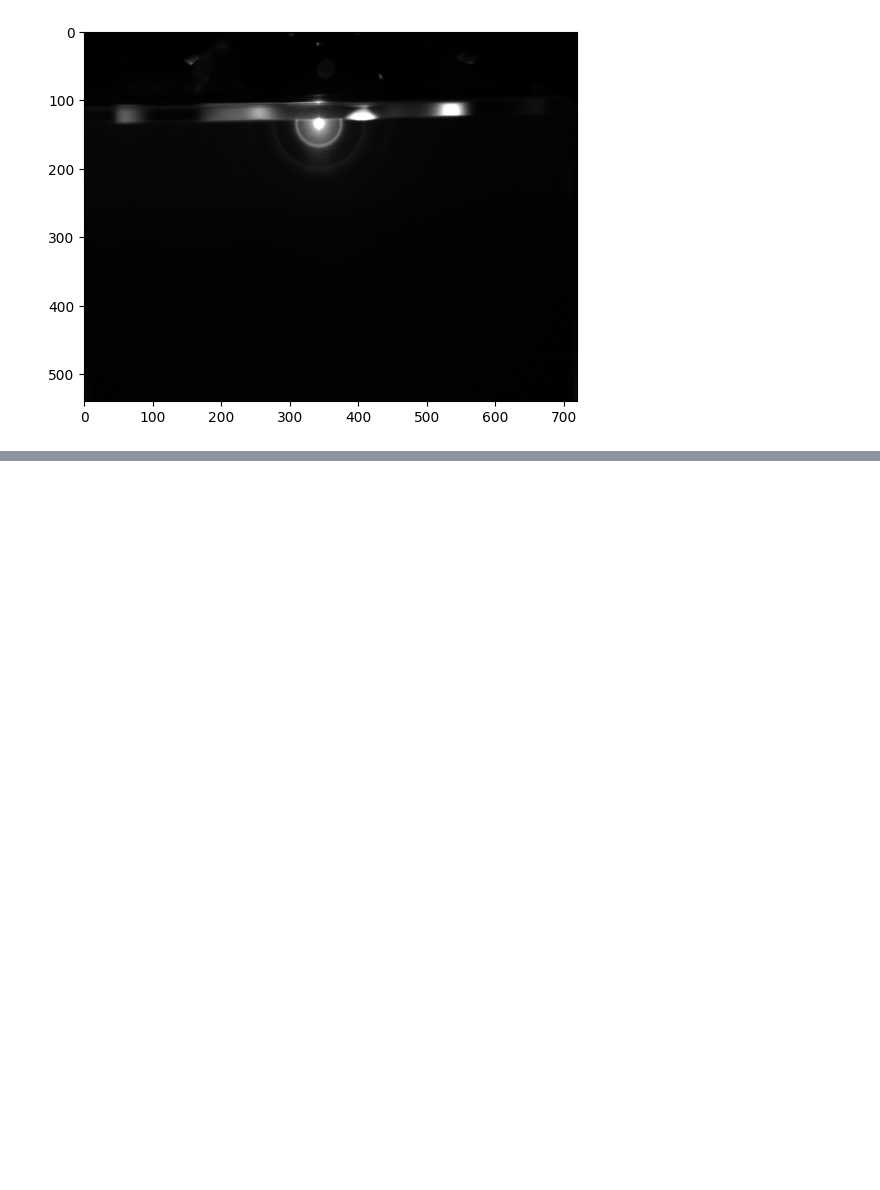
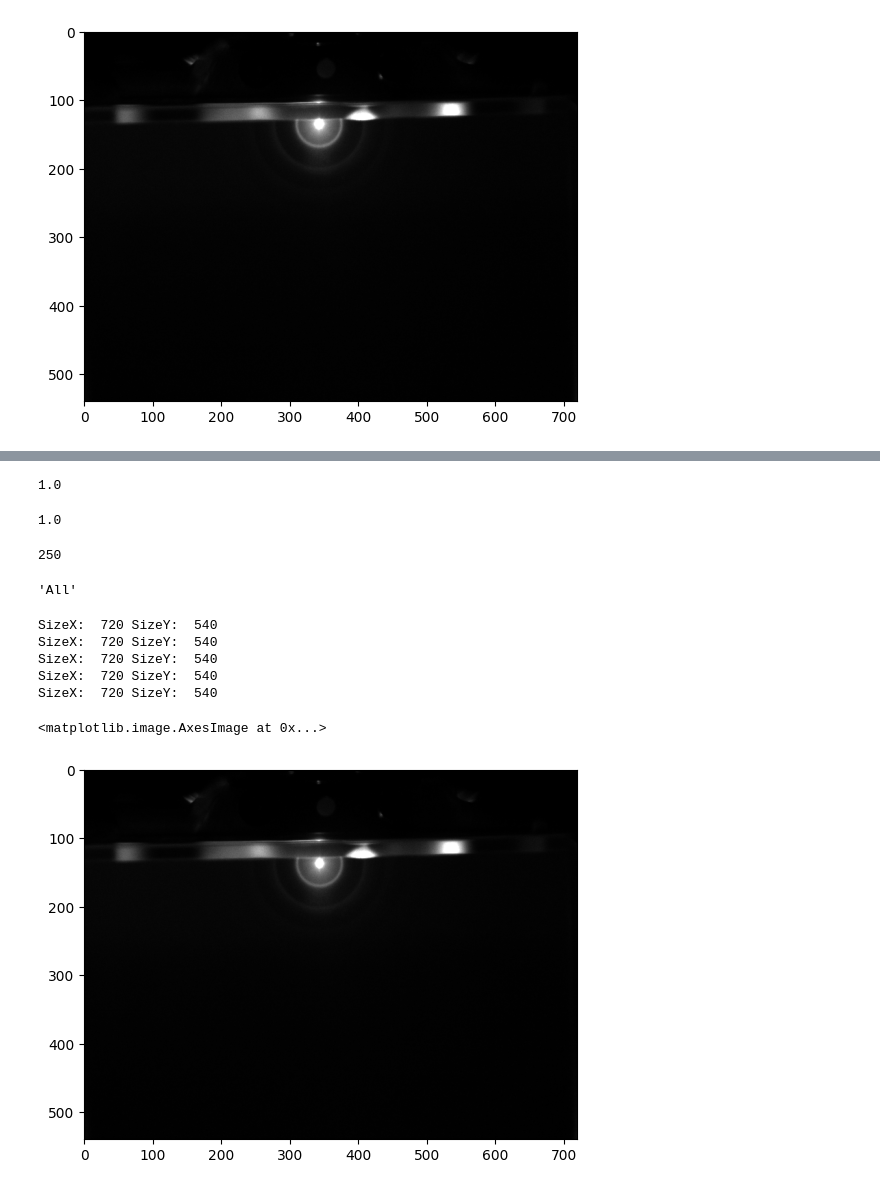
Before and after one commit to AuroraLHT/Lumi-Lab, a Jupyter notebook: old/pylon/grab.ipynb, the cells around one changed output, grey strips where cells are left out. Cells and saved outputs as stored; diff of their text form; code cells hidden in the pictures; blank space fills up the shorter version.

```diff
--- a/old/pylon/grab.ipynb
+++ b/old/pylon/grab.ipynb
@@ -330,0 +339,19 @@ SizeX:  720 SizeY:  540
+# %%
+camera.GammaEnable.Value = True
+# %%
+camera.Gamma.Value
+# %% [output]
+1.0
+# %%
+camera.Gamma.SetValue(1)
+camera.Gamma.Value
+# %% [output]
+1.0
+# %%
+camera.BlackLevelRaw.Value
+# %% [output]
+250
+# %%
+camera.BlackLevelSelector.Value
+# %% [output]
+'All'
@@ -331,2 +360,32 @@ SizeX:  720 SizeY:  540
+# %%
+# Start the grabbing of c_countOfImagesToGrab images.
+# The camera device is parameterized with a default configuration which
+# sets up free-running continuous acquisition.
+camera.StartGrabbingMax(countOfImagesToGrab)
+
+# Camera.StopGrabbing() is called automatically by the RetrieveResult() method
+# when c_countOfImagesToGrab images have been retrieved.
+while camera.IsGrabbing():
+    # Wait for an image and then retrieve it. A timeout of 5000 ms is used.
+    grabResult = camera.RetrieveResult(5000, pylon.TimeoutHandling_ThrowException)
+
+    # Image grabbed successfully?
+    if grabResult.GrabSucceeded():
+        # Access the image data.
+        print("SizeX: ", grabResult.Width, "SizeY: ", grabResult.Height)
+        img = grabResult.Array
+        # print("Gray value of first pixel: ", img[0, 0])
+    else:
+        print("Error: ", grabResult.ErrorCode, grabResult.ErrorDescription)
+    grabResult.Release()
+plt.imshow(img, cmap="gray")
+# %% [output]
+SizeX:  720 SizeY:  540
+SizeX:  720 SizeY:  540
+SizeX:  720 SizeY:  540
+SizeX:  720 SizeY:  540
+SizeX:  720 SizeY:  540
+<matplotlib.image.AxesImage at 0x...>
+[figure, added]
 # %%
 camera.Close()
```
Also changed, not shown: parts of 11 cells of this notebook.
